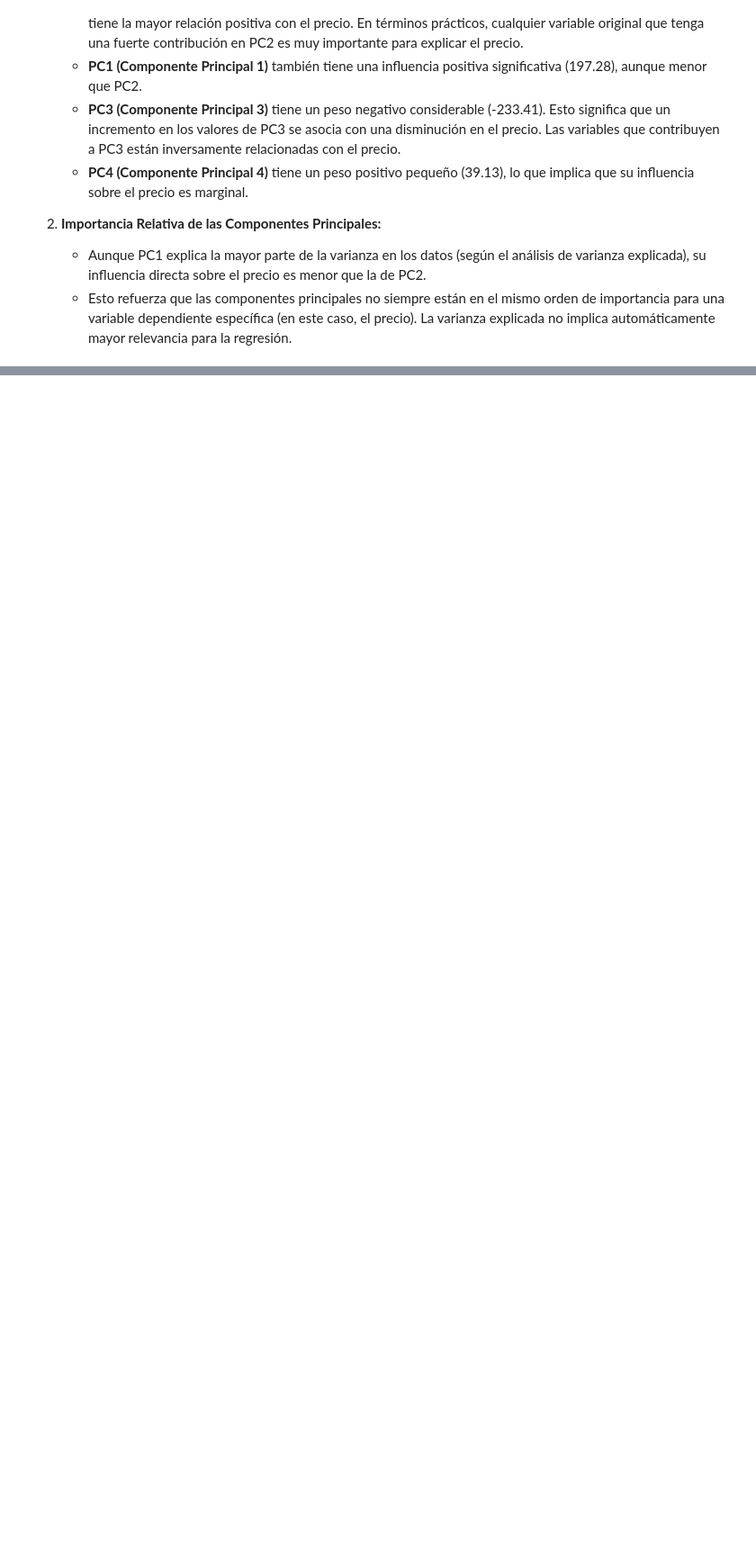
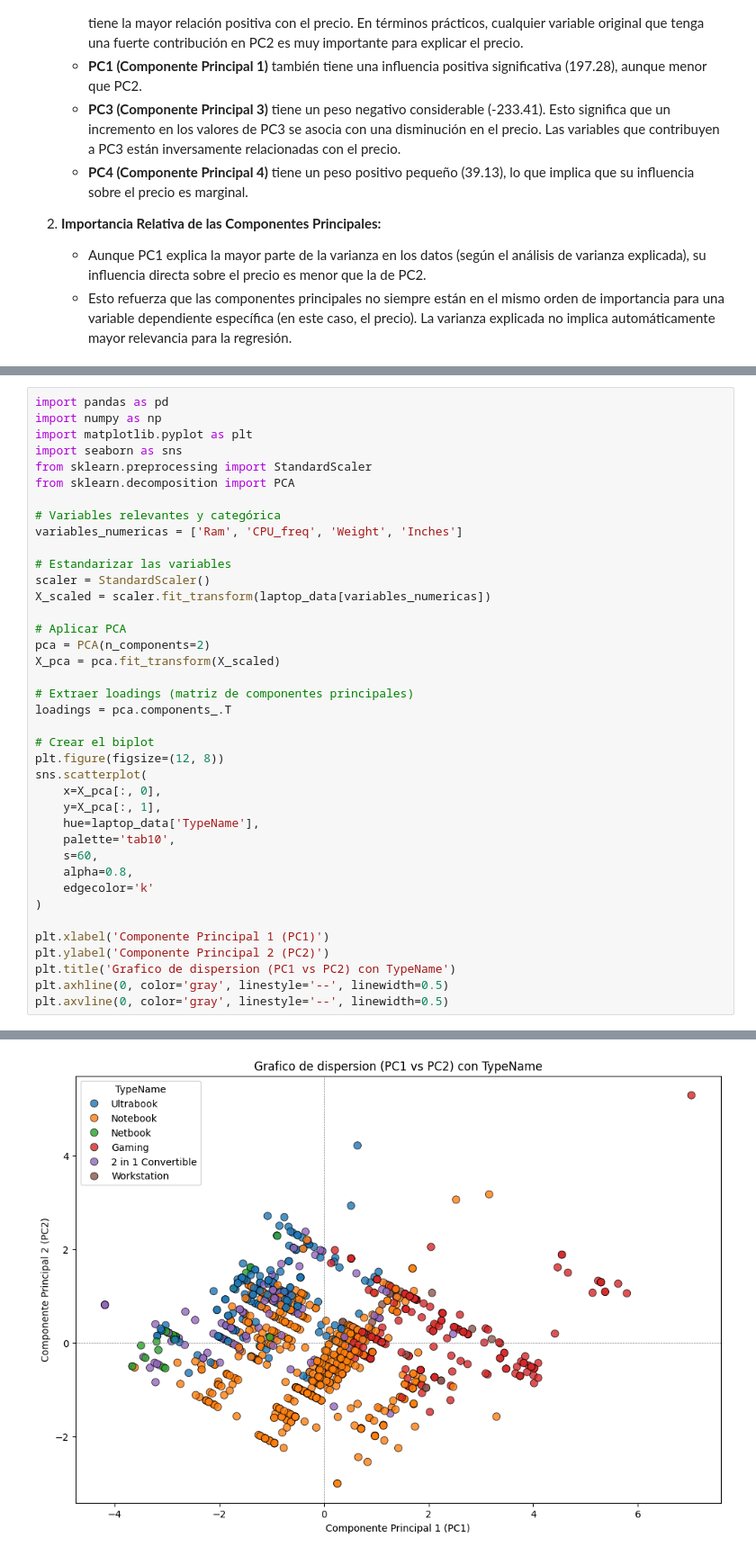
Before and after one commit to gaboCiber/A-statistical-analisis-of-Laptop-Prices, a Jupyter notebook: laptop_prices.ipynb, the cells around one changed output, grey strips where cells are left out. Shown at 90% size. Cells and saved outputs as stored; diff of their text form; blank space fills up the shorter version.

```diff
--- a/laptop_prices.ipynb
+++ b/laptop_prices.ipynb
@@ -1943,0 +2077,40 @@ Inches    0.563451 -0.467102  0.090440 -0.675396
+# %%
+import pandas as pd
+import numpy as np
+import matplotlib.pyplot as plt
+import seaborn as sns
+from sklearn.preprocessing import StandardScaler
+from sklearn.decomposition import PCA
+
+# Variables relevantes y categórica
+variables_numericas = ['Ram', 'CPU_freq', 'Weight', 'Inches']
+
+# Estandarizar las variables
+scaler = StandardScaler()
+X_scaled = scaler.fit_transform(laptop_data[variables_numericas])
+
+# Aplicar PCA
+pca = PCA(n_components=2)
+X_pca = pca.fit_transform(X_scaled)
+
+# Extraer loadings (matriz de componentes principales)
+loadings = pca.components_.T
+
+# Crear el biplot
+plt.figure(figsize=(12, 8))
+sns.scatterplot(
+    x=X_pca[:, 0],
+    y=X_pca[:, 1],
+    hue=laptop_data['TypeName'],
+    palette='tab10',
+    s=60,
+    alpha=0.8,
+    edgecolor='k'
+)
+
+plt.xlabel('Componente Principal 1 (PC1)')
+plt.ylabel('Componente Principal 2 (PC2)')
+plt.title('Grafico de dispersion (PC1 vs PC2) con TypeName')
+plt.axhline(0, color='gray', linestyle='--', linewidth=0.5)
+plt.axvline(0, color='gray', linestyle='--', linewidth=0.5)
+# %% [output]
@@ -1943,0 +2118 @@ Inches    0.563451 -0.467102  0.090440 -0.675396
+[figure, added]
```
Also changed, not shown: parts of 25 cells of this notebook.
